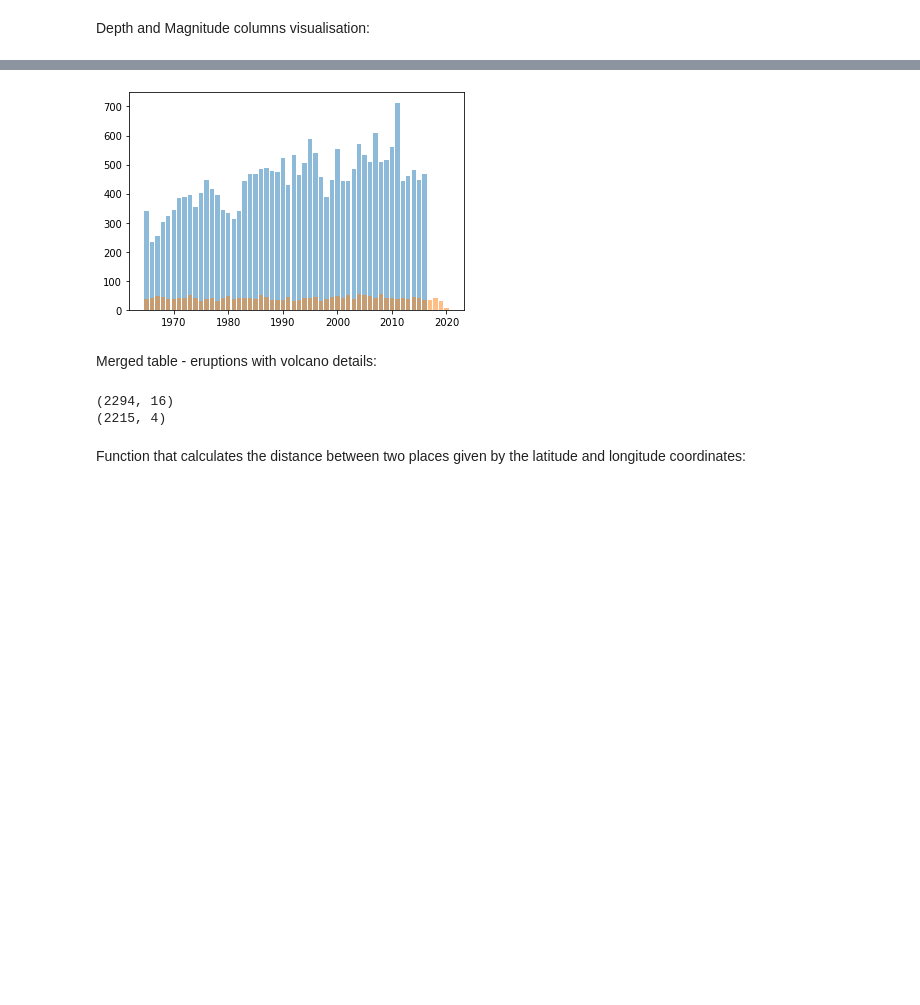
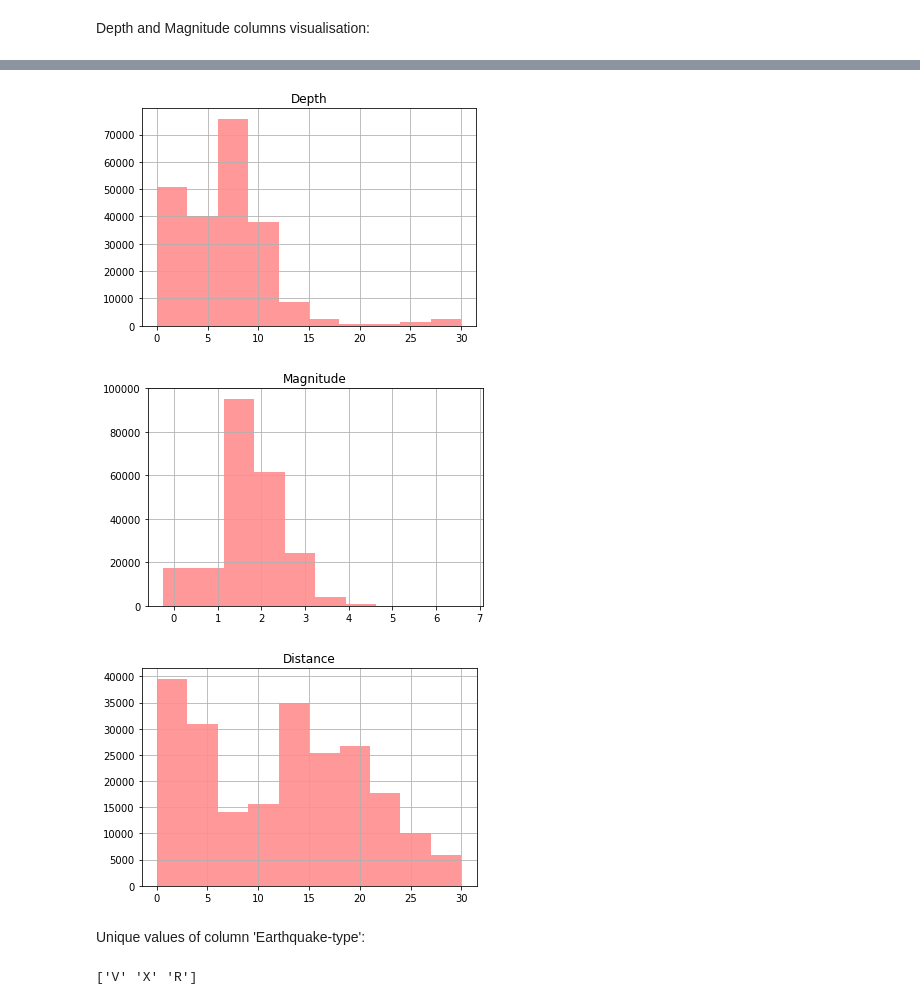
Before and after one commit to JovanovicNatalija/MachineLearningMATF, a Jupyter notebook: data_exploration.ipynb, the cells around one changed output, grey strips where cells are left out. Cells and saved outputs as stored; diff of their text form; code cells hidden in the pictures; blank space fills up the shorter version.

Commit message:
Change data tables and continue with data analysis

```diff
--- a/data_exploration.ipynb
+++ b/data_exploration.ipynb
@@ -11,5 +11,5 @@ Data about earthquakes is from https://www.kaggle.com/usgs/earthquake-database
 # %%
-data_earthquakes = pd.read_csv("earthquakes.csv")[['Date', 'Time', 'Latitude', 'Longitude', 'Type',
-                                                  'Depth', 'Magnitude', 'Magnitude Type']]
+data_earthquakes = pd.read_csv("Kilauea_earthquakes.csv")[['Date-time', 'Latitude', 'Longitude', 'Depth',
+                                                           'Magnitude', 'Earthquake-type', 'Distance']]
 # %% [markdown]
 Depth and Magnitude columns visualisation:
@@ -29,2 +15,0 @@ Keep only earthquakes:
-# %%
-data_earthquakes = data_earthquakes[data_earthquakes['Type'] == 'Earthquake']
@@ -122,31 +15,0 @@ Amount of earthquakes and eruptions by year:
-# %%
-years_earthquakes = [0 for i in range(1965,2021)]
-for date in data_earthquakes['Date']:
-    try:
-        year = int(date[6:10])
-    except:
-        year = int(date[0:4])
-    years_earthquakes[year-1965] += 1
-
-years_eruptions = [0 for i in range(1965,2021)]
-for date in data_eruptions['Start Date']:
-    year = int(date[0:4])
-    years_eruptions[year-1965] += 1
-
-plt.bar(range(1965,2021), years_earthquakes, align='center', alpha=0.5, label='earthquakes')
-plt.bar(range(1965,2021), years_eruptions, align='center', alpha=0.5, label='eruptions')
-plt.show()
-# %% [output]
-[figure, removed]
-# %% [markdown]
-Merged table - eruptions with volcano details:
-# %%
-data_eruptions_detailed = pd.merge(left=data_eruptions, right=data_volcanoes,
-                                   left_on='Volcano Name', right_on='Name')
-print(data_eruptions_detailed.shape)
-print(data_eruptions.shape)
-# %% [output]
-(2294, 16)
-(2215, 4)
-# %% [markdown]
-Function that calculates the distance between two places given by the latitude and longitude coordinates:
@@ -161,0 +16,15 @@ def distance_lat_lon(lat1, lon1, lat2, lon2):
+# %%
+data_earthquakes[['Depth']].hist(alpha=0.4, color='red')
+data_earthquakes[['Magnitude']].hist(alpha=0.4, color='red')
+data_earthquakes[['Distance']].hist(alpha=0.4, color='red')    #in km^2
+plt.show()
+# %% [output]
+[figure, added]
+[figure, added]
+[figure, added]
+# %% [markdown]
+Unique values of column 'Earthquake-type':
+# %%
+print(data_earthquakes['Earthquake-type'].unique())
+# %% [output]
+['V' 'X' 'R']
```
Also changed, not shown: parts of 33 cells of this notebook, 4 other files.
